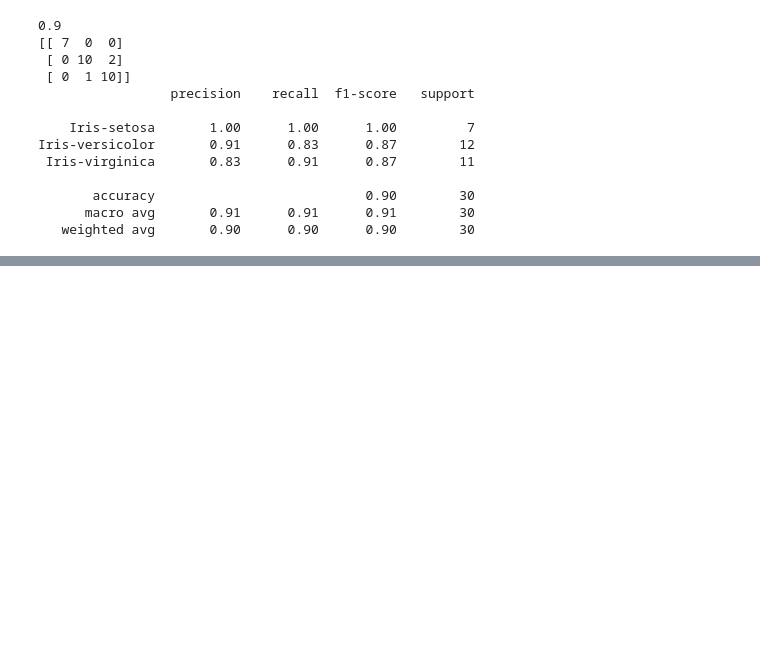
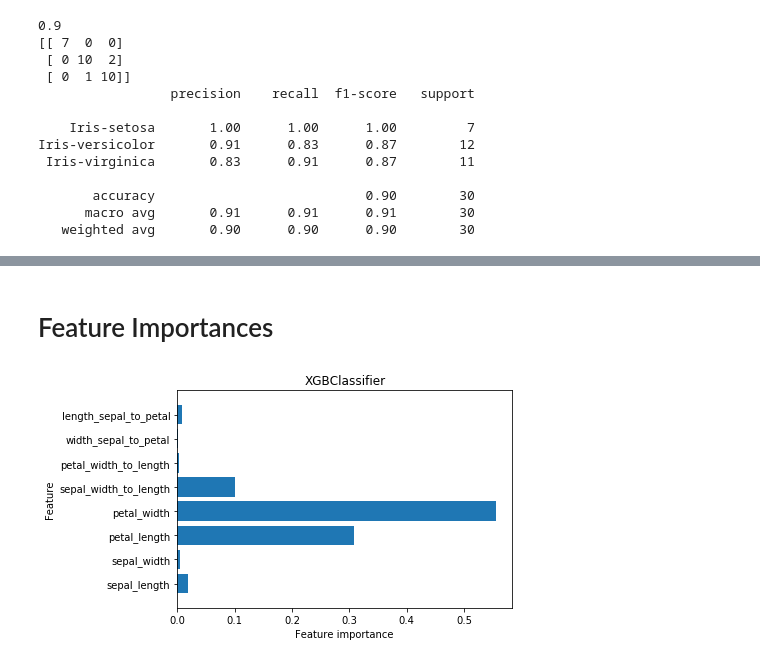
Before and after one commit to Ashur59/DSDJ-Homeworks, a Jupyter notebook: HW2.ipynb, the cells around one changed output, grey strips where cells are left out. Cells and saved outputs as stored; diff of their text form; code cells hidden in the pictures; blank space fills up the shorter version.

```diff
--- a/HW2.ipynb
+++ b/HW2.ipynb
@@ -590,0 +628,7 @@ Best cross-validation score: 0.975
+# %%
+gbc = GradientBoostingClassifier()
+gbc.fit(X_train, Y_train)
+predictions = gbc.predict(X_validation)
+print(accuracy_score(Y_validation, predictions))
+print(confusion_matrix(Y_validation, predictions))
+print(classification_report(Y_validation, predictions))
@@ -590,0 +671,7 @@ Best cross-validation score: 0.975
+# %%
+xgbc = XGBClassifier(n_jobs=-1)
+xgbc.fit(X_train, Y_train)
+predictions = xgbc.predict(X_validation)
+print(accuracy_score(Y_validation, predictions))
+print(confusion_matrix(Y_validation, predictions))
+print(classification_report(Y_validation, predictions))
@@ -590,0 +692,15 @@ Best cross-validation score: 0.975
+# %%
+for booster in ['gbtree', 'gblinear', 'dart']:
+    xgbc = XGBClassifier(booster=booster, n_jobs=-1)
+    param_grid_xgbc = {"reg_alpha": [0, 1], "reg_lambda": [0, 1], "learning_rate": [0.1, 0.2]}
+    grid_search_xgbc = model_selection.GridSearchCV(xgbc, param_grid_xgbc, cv=kfold_cv, return_train_score=True)
+    grid_search_xgbc.fit(X_train, Y_train)
+
+    print("booster = ", booster)
+    # evaluate how well the best found parameters generalize
+    print("Test set score: {:.3f}".format(grid_search_xgbc.score(X_validation, Y_validation)))
+    # determine the model with the best parameters trained on the whole training set
+    print("Best estimator:\n{}".format(grid_search_xgbc.best_estimator_))
+    # the best cross-validation accuracy (the mean accuracy over the different splits for the best parameter setting)
+    print("Best cross-validation score: {:.3f}".format(grid_search_xgbc.best_score_))
+    print('\n')
@@ -590,0 +725,17 @@ Best cross-validation score: 0.975
+# %% [markdown]
+# Feature Importances
+# %%
+def plot_feature_importances(model):
+    n_features = X.shape[1]
+    clf = model.fit(X_train, Y_train)
+    plt.barh(np.arange(n_features), clf.feature_importances_, align='center')
+    plt.yticks(np.arange(n_features), dataset.columns.values[:-1])
+    plt.xlabel("Feature importance")
+    plt.ylabel("Feature")
+    plt.ylim(-1, n_features)
+    plt.title("{}".format(clf.__class__.__name__))
+# %%
+xgbc = XGBClassifier(booster='gbtree', n_jobs=-1)
+plot_feature_importances(xgbc)
+# %% [output]
+[figure, added]
```
Also changed, not shown: parts of 25 cells of this notebook.
